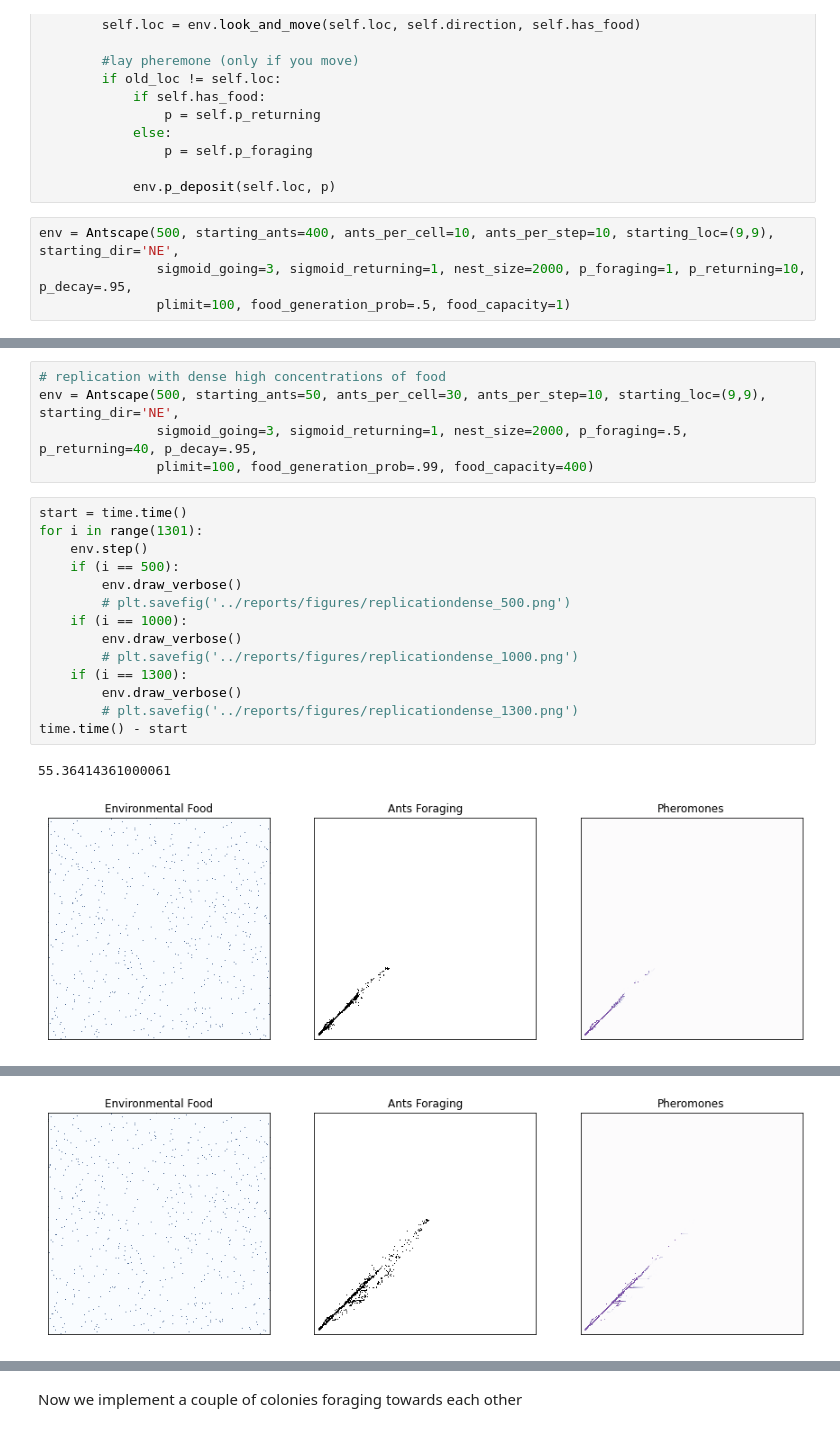
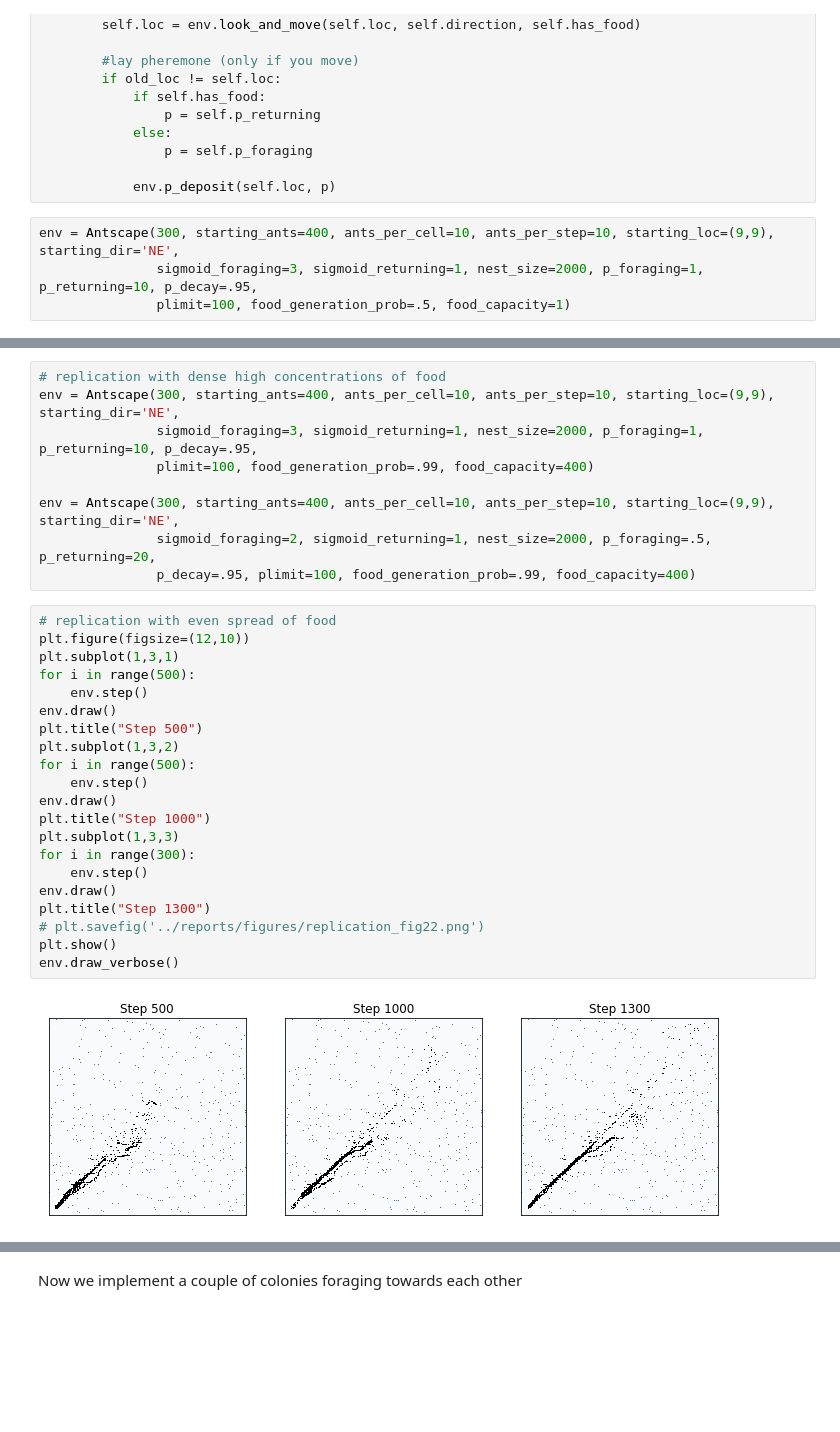
Before and after one commit to davidt315/ant_foraging_model, a Jupyter notebook: code/main_notebook.ipynb, the cells around one changed output, grey strips where cells are left out. Cells and saved outputs as stored; diff of their text form; blank space fills up the shorter version.

```diff
--- a/code/main_notebook.ipynb
+++ b/code/main_notebook.ipynb
@@ -363,8 +363,8 @@ class Agent:
 
             env.p_deposit(self.loc, p)
 # %%
-env = Antscape(500, starting_ants=400, ants_per_cell=10, ants_per_step=10, starting_loc=(9,9), starting_dir='NE',
-               sigmoid_going=3, sigmoid_returning=1, nest_size=2000, p_foraging=1, p_returning=10, p_decay=.95,
+env = Antscape(300, starting_ants=400, ants_per_cell=10, ants_per_step=10, starting_loc=(9,9), starting_dir='NE',
+               sigmoid_foraging=3, sigmoid_returning=1, nest_size=2000, p_foraging=1, p_returning=10, p_decay=.95,
                plimit=100, food_generation_prob=.5, food_capacity=1)
 # %%
 # replication with even spread of food
@@ -393,22 +400,32 @@ env.animate(100)
 # %%
 # replication with dense high concentrations of food
-env = Antscape(500, starting_ants=50, ants_per_cell=30, ants_per_step=10, starting_loc=(9,9), starting_dir='NE',
-               sigmoid_going=3, sigmoid_returning=1, nest_size=2000, p_foraging=.5, p_returning=40, p_decay=.95,
+env = Antscape(300, starting_ants=400, ants_per_cell=10, ants_per_step=10, starting_loc=(9,9), starting_dir='NE',
+               sigmoid_foraging=3, sigmoid_returning=1, nest_size=2000, p_foraging=1, p_returning=10, p_decay=.95,
                plimit=100, food_generation_prob=.99, food_capacity=400)
+
+env = Antscape(300, starting_ants=400, ants_per_cell=10, ants_per_step=10, starting_loc=(9,9), starting_dir='NE',
+               sigmoid_foraging=2, sigmoid_returning=1, nest_size=2000, p_foraging=.5, p_returning=20,
+               p_decay=.95, plimit=100, food_generation_prob=.99, food_capacity=400)
 # %%
-start = time.time()
-for i in range(1301):
+# replication with even spread of food
+plt.figure(figsize=(12,10))
+plt.subplot(1,3,1)
+for i in range(500):
     env.step()
-    if (i == 500):
-        env.draw_verbose()
-        # plt.savefig('../reports/figures/replicationdense_500.png')
-    if (i == 1000):
-        env.draw_verbose()
-        # plt.savefig('../reports/figures/replicationdense_1000.png')
-    if (i == 1300):
-        env.draw_verbose()
-        # plt.savefig('../reports/figures/replicationdense_1300.png')
-time.time() - start
+env.draw()
+plt.title("Step 500")
+plt.subplot(1,3,2)
+for i in range(500):
+    env.step()
+env.draw()
+plt.title("Step 1000")
+plt.subplot(1,3,3)
+for i in range(300):
+    env.step()
+env.draw()
+plt.title("Step 1300")
+# plt.savefig('../reports/figures/replication_fig22.png')
+plt.show()
+env.draw_verbose()
 # %% [output]
-55.36414361000061
-[figure, old version]
+[figure, new version]
@@ -416,3 +433,2 @@ time.time() - start
-[figure, removed]
 # %%
 env.animate(100)
```
Also changed, not shown: parts of 7 cells of this notebook, 7 other files.
